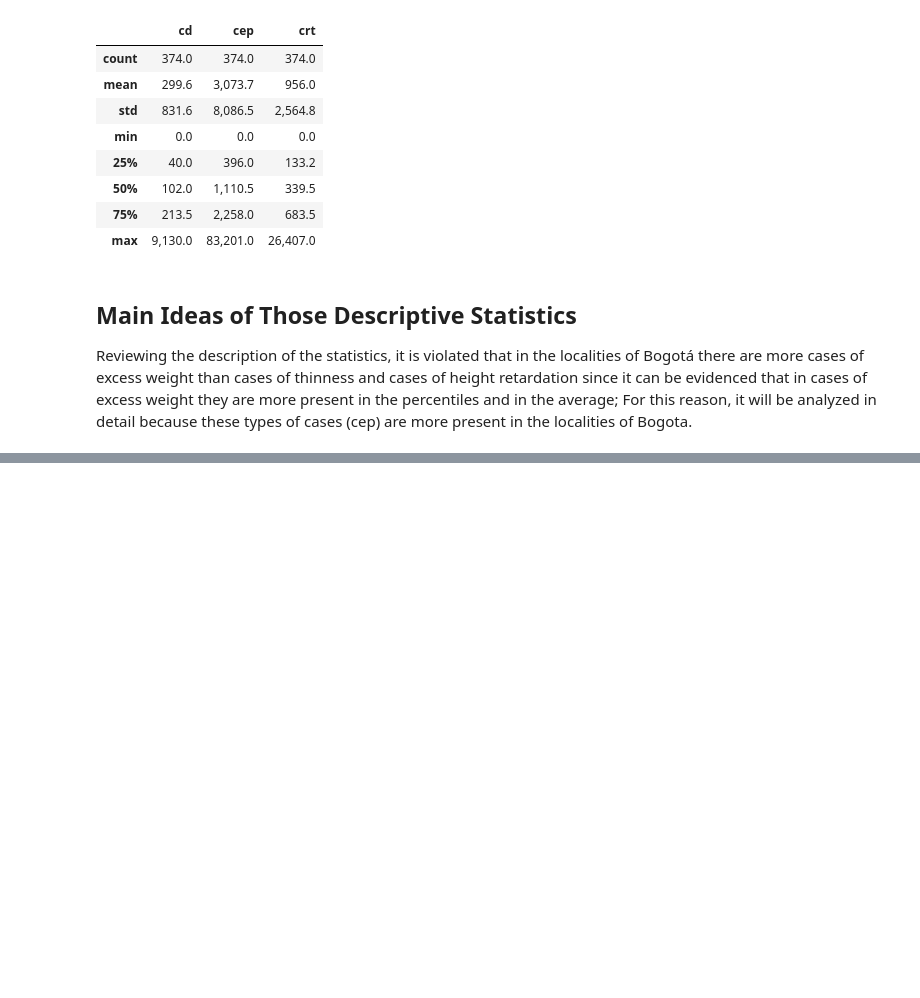
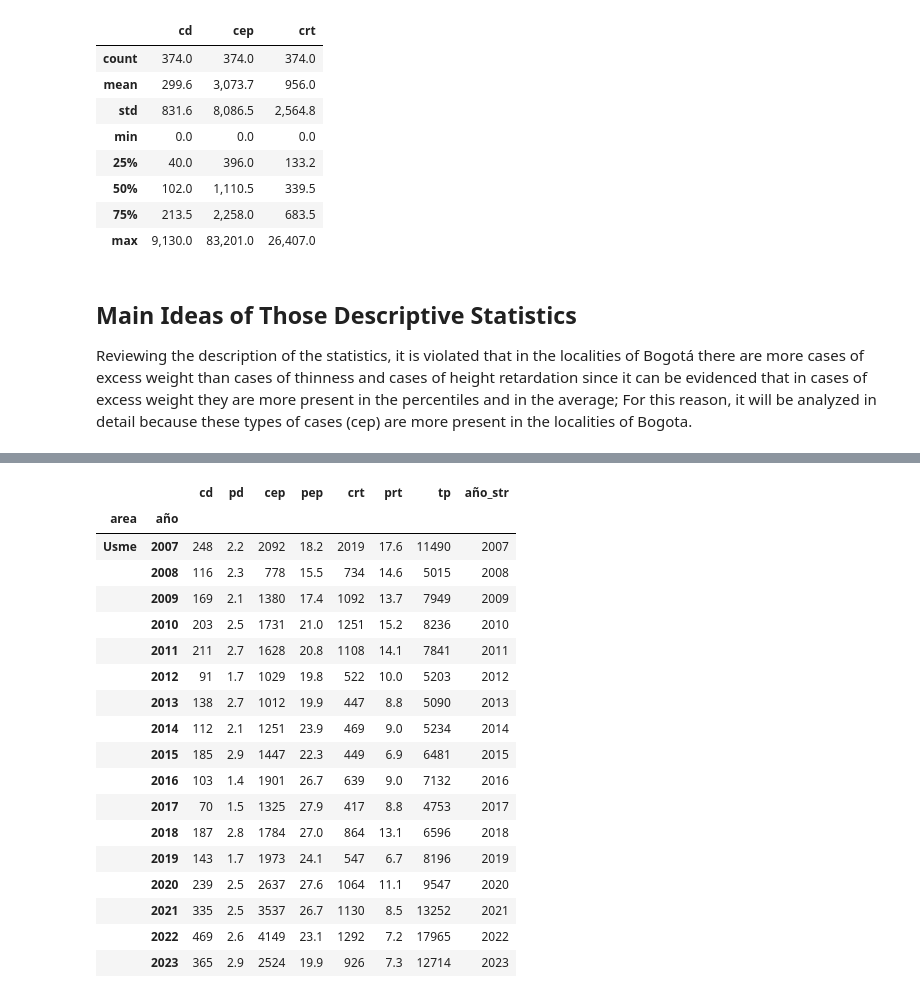
Before and after one commit to Duban1922/Dub_1922, a Jupyter notebook: pandas.ipynb, the cells around one changed output, grey strips where cells are left out. Cells and saved outputs as stored; diff of their text form; code cells hidden in the pictures; blank space fills up the shorter version.

```diff
--- a/pandas.ipynb
+++ b/pandas.ipynb
@@ -136,0 +159,23 @@ Reviewing the description of the statistics, it is violated that in the localiti
+# %%
+## Filtrar una variable exacta
+n2.query("area == 'Usme'")
+# %% [output]
+|  |  | cd | pd | cep | pep | crt | prt | tp | año_str |
+| area | año |  |  |  |  |  |  |  |  |
+| Usme | 2007 | 248 | 2.2 | 2092 | 18.2 | 2019 | 17.6 | 11490 | 2007 |
+|  | 2008 | 116 | 2.3 | 778 | 15.5 | 734 | 14.6 | 5015 | 2008 |
+|  | 2009 | 169 | 2.1 | 1380 | 17.4 | 1092 | 13.7 | 7949 | 2009 |
+|  | 2010 | 203 | 2.5 | 1731 | 21.0 | 1251 | 15.2 | 8236 | 2010 |
+|  | 2011 | 211 | 2.7 | 1628 | 20.8 | 1108 | 14.1 | 7841 | 2011 |
+|  | 2012 | 91 | 1.7 | 1029 | 19.8 | 522 | 10.0 | 5203 | 2012 |
+|  | 2013 | 138 | 2.7 | 1012 | 19.9 | 447 | 8.8 | 5090 | 2013 |
+|  | 2014 | 112 | 2.1 | 1251 | 23.9 | 469 | 9.0 | 5234 | 2014 |
+|  | 2015 | 185 | 2.9 | 1447 | 22.3 | 449 | 6.9 | 6481 | 2015 |
+|  | 2016 | 103 | 1.4 | 1901 | 26.7 | 639 | 9.0 | 7132 | 2016 |
+|  | 2017 | 70 | 1.5 | 1325 | 27.9 | 417 | 8.8 | 4753 | 2017 |
+|  | 2018 | 187 | 2.8 | 1784 | 27.0 | 864 | 13.1 | 6596 | 2018 |
+|  | 2019 | 143 | 1.7 | 1973 | 24.1 | 547 | 6.7 | 8196 | 2019 |
+|  | 2020 | 239 | 2.5 | 2637 | 27.6 | 1064 | 11.1 | 9547 | 2020 |
+|  | 2021 | 335 | 2.5 | 3537 | 26.7 | 1130 | 8.5 | 13252 | 2021 |
+|  | 2022 | 469 | 2.6 | 4149 | 23.1 | 1292 | 7.2 | 17965 | 2022 |
+|  | 2023 | 365 | 2.9 | 2524 | 19.9 | 926 | 7.3 | 12714 | 2023 |
```
Also changed, not shown: parts of 16 cells of this notebook.
